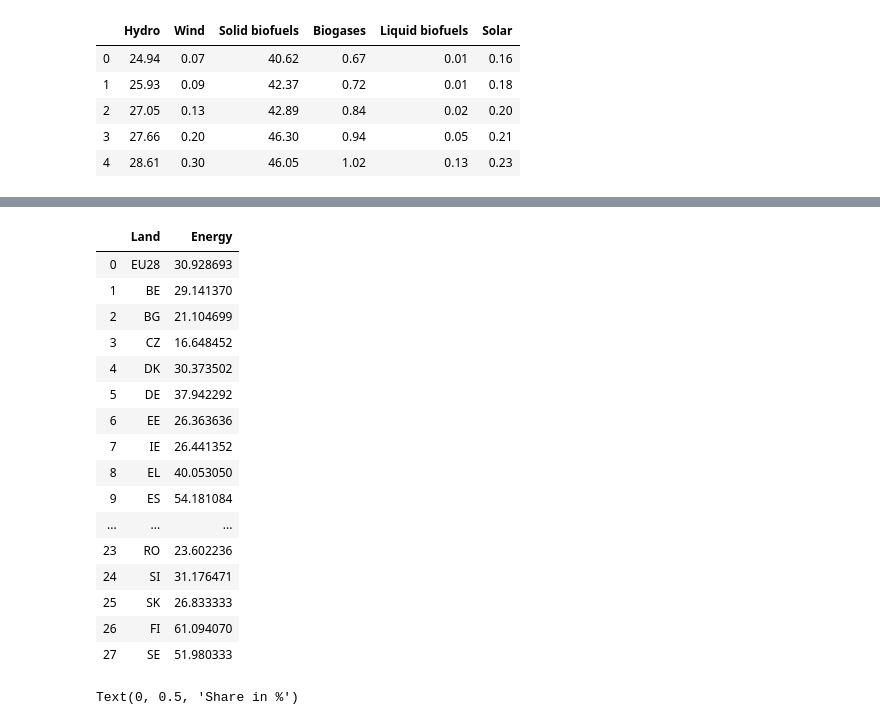
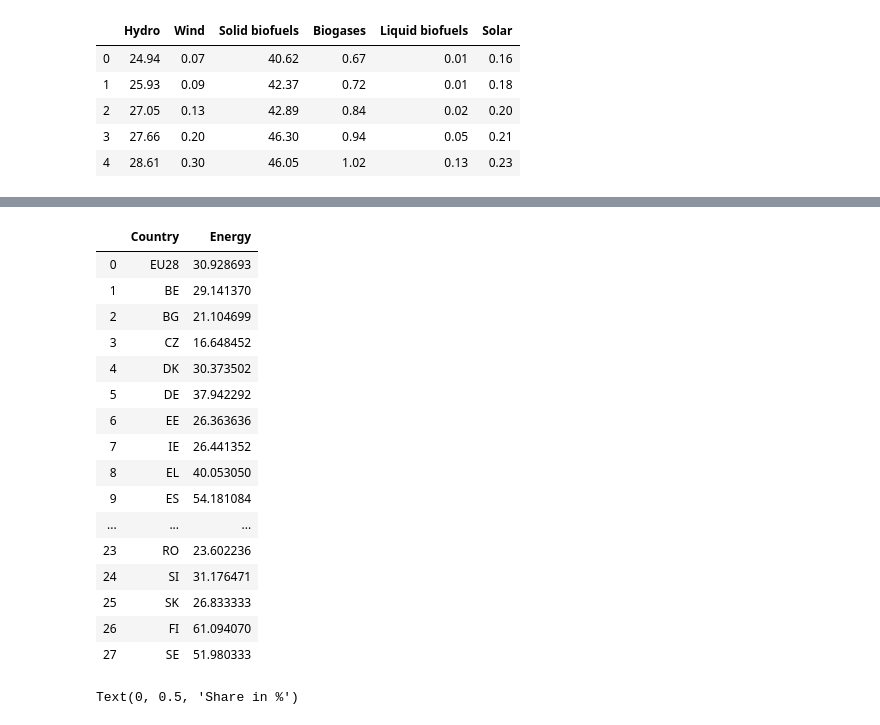
Before and after one commit to nlygar/renewable-energy-eu-statistics, a Jupyter notebook: Untitled1.ipynb, the cells around one changed output, grey strips where cells are left out. Saved outputs shown, nothing was run; the diff lists cells and outputs as text; code cells hidden in the pictures.

```diff
--- a/Untitled1.ipynb
+++ b/Untitled1.ipynb
@@ -34,6 +12,10 @@ df
 # %%
+df = df.T
 df=df.reset_index(level=0)
 df.columns = df.iloc[0] # header
 df = df.drop(df.index[0])
-df
+df = df.reset_index()
+df = df.drop(['index'],axis = 1)
+df=df.dropna(axis='columns')
+df.head()
 # %% [output]
@@ -80,2 +28,0 @@ df
-# %%
-df=df =df.drop(['index'],axis = 1)
@@ -383,20 +299,20 @@ ax.legend(handles[::-1], labels[::-1],loc='upper left',fontsize=16)
 # %%
 numbersheets = 28
-df_results = pd.DataFrame({'Land':range(numbersheets),
+df_results = pd.DataFrame({'Country':range(numbersheets),
                            'Energy':range(numbersheets)})
 
 startsheet = 2
 year = 2018
 yearindex = year-1990+3
 for i in range(numbersheets):
     df = pd.read_excel('data/countrydatasheets_march_2020.xlsx', sheet_name=i+startsheet)
     df_results.iloc[i,1]= (df.iloc[20,yearindex]/df.iloc[10,yearindex]*100)
     df_results.iloc[i,0]=df.iloc[4,3]
 
 df_results
 #df_results.plot.bar(x='Land', y='Energy')
 # %% [output]
-|  | Land | Energy |
+|  | Country | Energy |
 | 0 | EU28 | 30.928693 |
 | 1 | BE | 29.141370 |
 | 2 | BG | 21.104699 |
```
Also changed, not shown: parts of 45 cells of this notebook, 8 other files.
